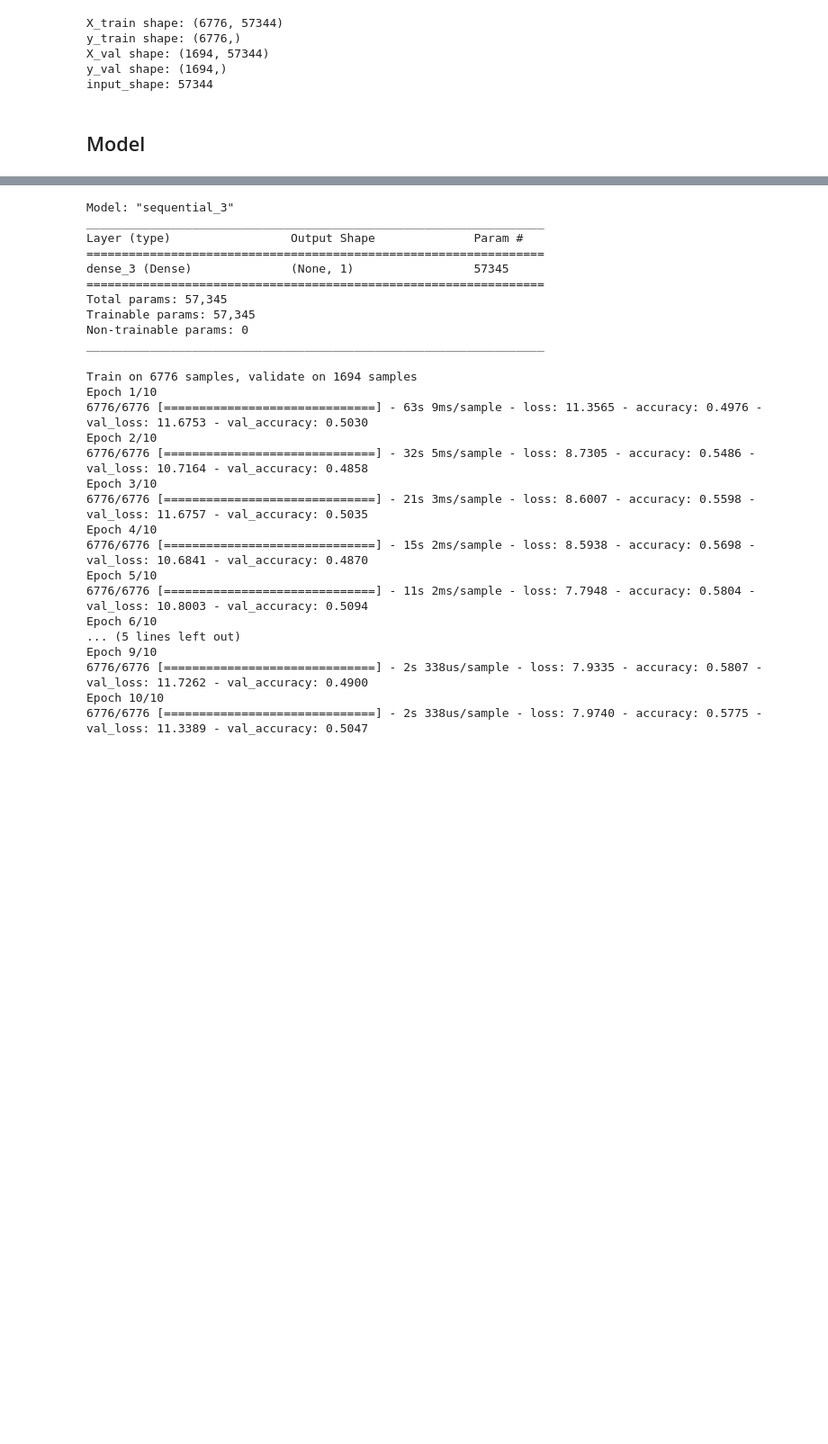
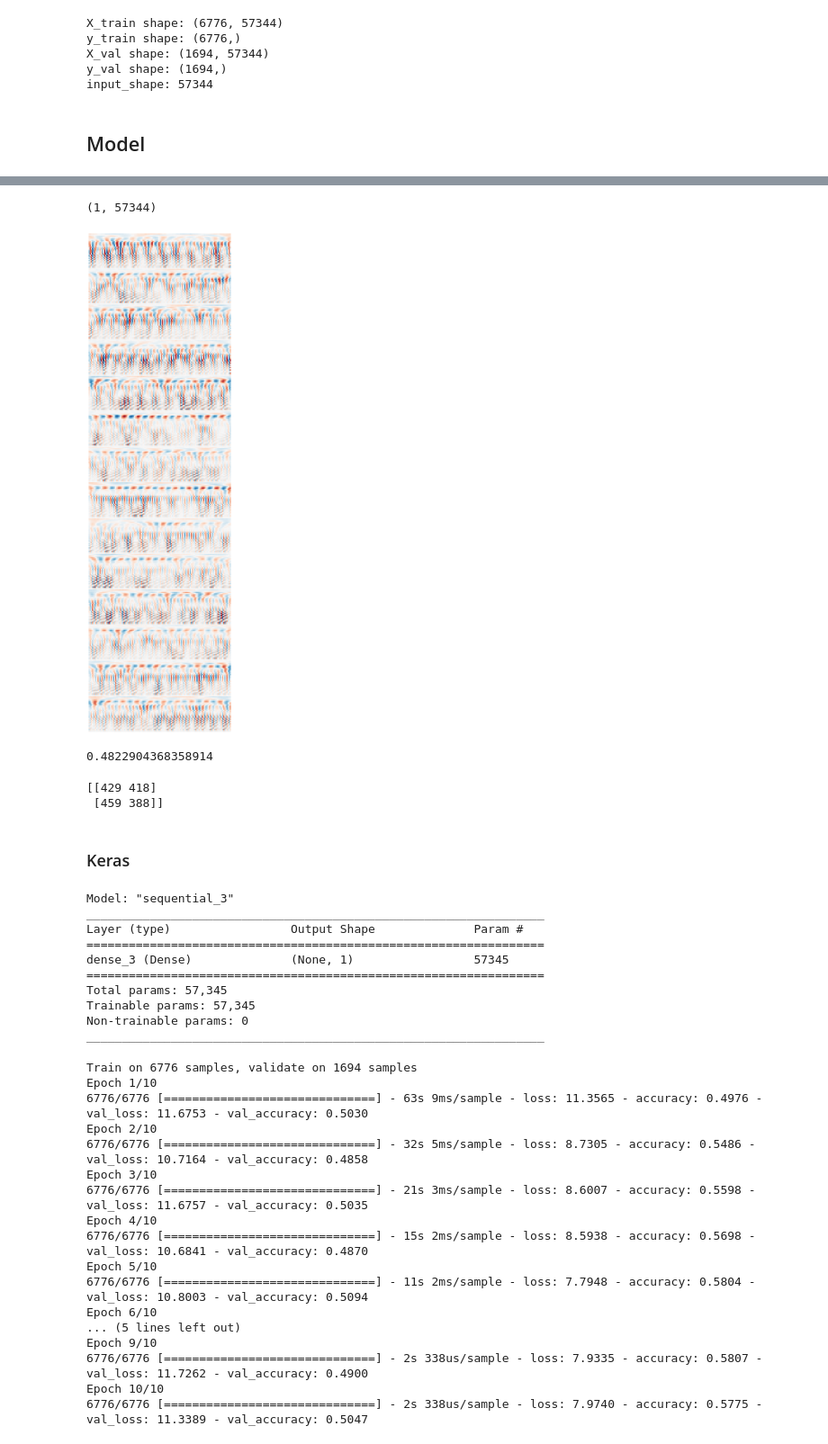
Before and after one commit to Koda98/CSE247-project, a Jupyter notebook: Log_reg.ipynb, the cells around one changed output, grey strips where cells are left out. Shown at 90% size. Cells and saved outputs as stored; diff of their text form; code cells hidden in the pictures; blank space fills up the shorter version.

```diff
--- a/Log_reg.ipynb
+++ b/Log_reg.ipynb
@@ -148,3 +146,31 @@ max_iter reached after 351 seconds
+# %%
+nclasses = 1
+
+scale = np.max(np.abs(clf.coef_))
+
+p = plt.figure(figsize=(25, 30));
+
+p = plt.imshow(clf.coef_[0].reshape(448, 128),
+              cmap=plt.cm.RdBu, vmin=-scale, vmax=scale);
+p = plt.axis('off')
+# %% [output]
+(1, 57344)
+[figure, added]
+# %%
+score = clf.score(X_val, y_val)
+print(score)
+# %% [output]
+0.4822904368358914
+# %%
+from sklearn import metrics
+predictions = clf.predict(X_val)
+cm = metrics.confusion_matrix(y_val, predictions)
+print(cm)
+# %% [output]
+[[429 418]
+ [459 388]]
+# %% [markdown]
+### Keras
 # %%
 model = keras.Sequential([
     keras.layers.Dense(1, input_dim=input_shape, activation=tf.nn.sigmoid)
```
Also changed, not shown: parts of 5 cells of this notebook.
